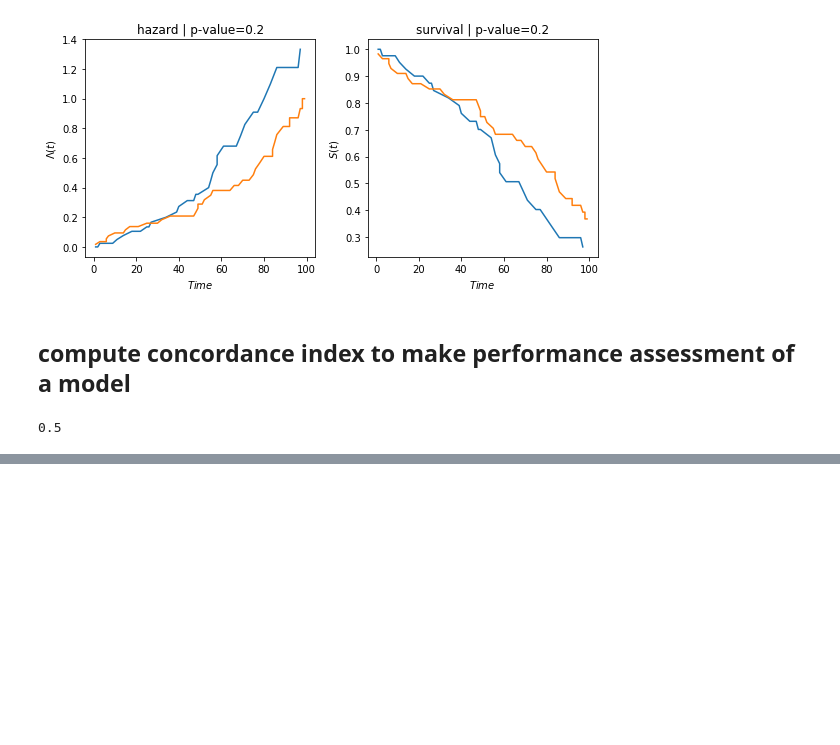
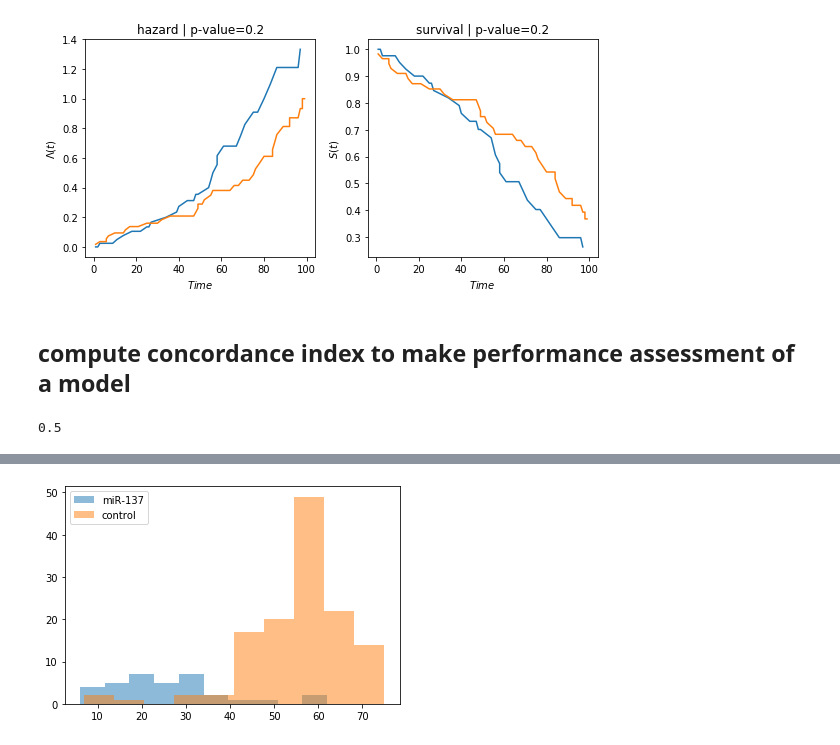
Before and after one commit to MiqG/miqg.github.io, a Jupyter notebook: learning_by_doing/2020-05-02-howto-survival_analysis.ipynb, the cells around one changed output, grey strips where cells are left out. Cells and saved outputs as stored; diff of their text form; code cells hidden in the pictures; blank space fills up the shorter version.

```diff
--- a/learning_by_doing/2020-05-02-howto-survival_analysis.ipynb
+++ b/learning_by_doing/2020-05-02-howto-survival_analysis.ipynb
@@ -125,0 +148,3 @@ concordance_index(df['T'], - cph.predict_partial_hazard(df), df['E'])
+# %%
+df = load_waltons()
+df
@@ -125,0 +174,7 @@ concordance_index(df['T'], - cph.predict_partial_hazard(df), df['E'])
+# %%
+plt.hist(df.loc[df['group']=='miR-137','T'], alpha=0.5, label='miR-137')
+plt.hist(df.loc[df['group']=='control','T'], alpha=0.5, label='control')
+plt.legend()
+plt.show()
+# %% [output]
+[figure, added]
```
Also changed, not shown: parts of 20 cells of this notebook, 2 other files.
